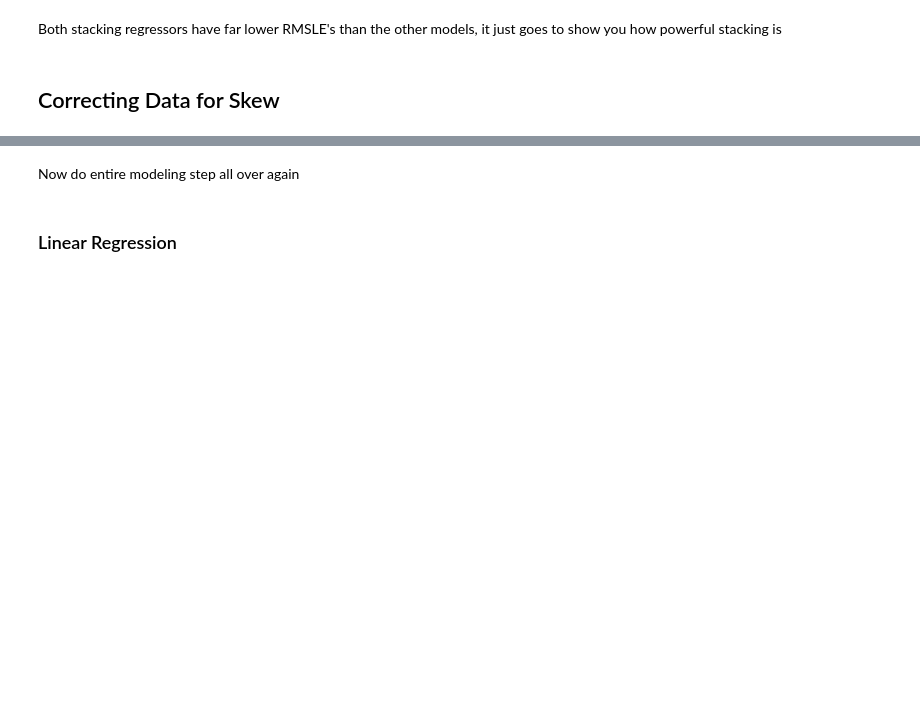
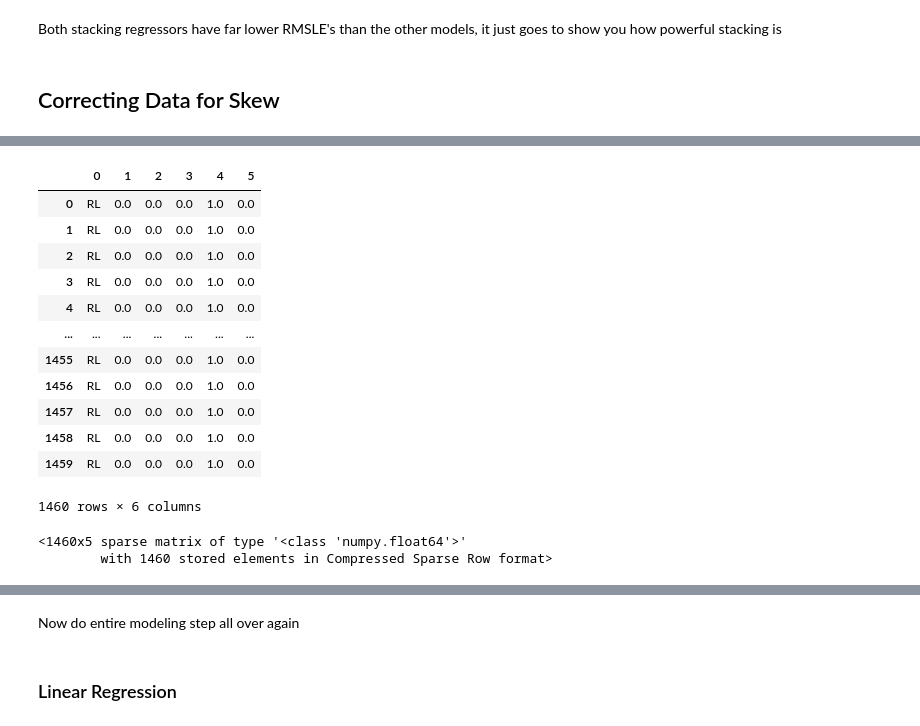
Before and after one commit to AdventurousDataScientist/HousePricingModel, a Jupyter notebook: Base Model.ipynb, the cells around one changed output, grey strips where cells are left out. Drawn from its saved outputs; the diff is of its cells as text; code cells hidden in the pictures; blank space fills up the shorter version.

```diff
--- a/Base Model.ipynb
+++ b/Base Model.ipynb
@@ -391,0 +566,14 @@ Both stacking regressors have far lower RMSLE's than the other models, it just g
+# %%
+train_df = pd.read_csv('train.csv')
+x_df = pd.DataFrame(np.array(train_df['MSZoning']).reshape(-1, 1))
+cols_mapper = dict()
+cols_mapper[0] = 'MSZoning'
+x_df = x_df.rename(columns=cols_mapper)
+
+ct = make_column_transformer(
+    (categorical_imputer, ['MSZoning']),
+    (OneHotEncoder(handle_unknown='ignore'), ['MSZoning']),
+    remainder='passthrough')
+
+enc_x = ct.fit_transform(x_df)
+enc_x
@@ -391,0 +604,23 @@ Both stacking regressors have far lower RMSLE's than the other models, it just g
+# %%
+pd.DataFrame(enc_x)
+# %% [output]
+|  | 0 | 1 | 2 | 3 | 4 | 5 |
+| 0 | RL | 0.0 | 0.0 | 0.0 | 1.0 | 0.0 |
+| 1 | RL | 0.0 | 0.0 | 0.0 | 1.0 | 0.0 |
+| 2 | RL | 0.0 | 0.0 | 0.0 | 1.0 | 0.0 |
+| 3 | RL | 0.0 | 0.0 | 0.0 | 1.0 | 0.0 |
+| 4 | RL | 0.0 | 0.0 | 0.0 | 1.0 | 0.0 |
+| ... | ... | ... | ... | ... | ... | ... |
+| 1455 | RL | 0.0 | 0.0 | 0.0 | 1.0 | 0.0 |
+| 1456 | RL | 0.0 | 0.0 | 0.0 | 1.0 | 0.0 |
+| 1457 | RL | 0.0 | 0.0 | 0.0 | 1.0 | 0.0 |
+| 1458 | RL | 0.0 | 0.0 | 0.0 | 1.0 | 0.0 |
+| 1459 | RL | 0.0 | 0.0 | 0.0 | 1.0 | 0.0 |
+1460 rows × 6 columns
+# %%
+ohe = OneHotEncoder()
+x_df = ohe.fit_transform(x_df)
+x_df
+# %% [output]
+<1460x5 sparse matrix of type '<class 'numpy.float64'>'
+        with 1460 stored elements in Compressed Sparse Row format>
```
Also changed, not shown: parts of 49 cells of this notebook.
